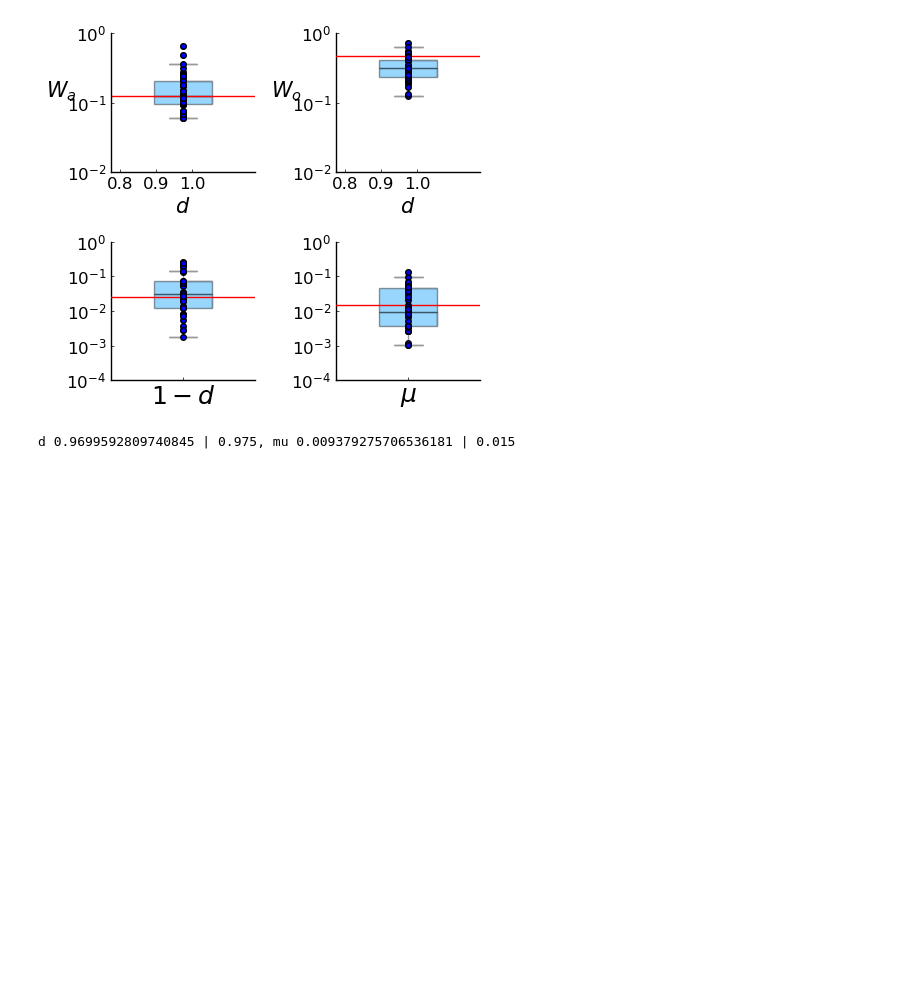
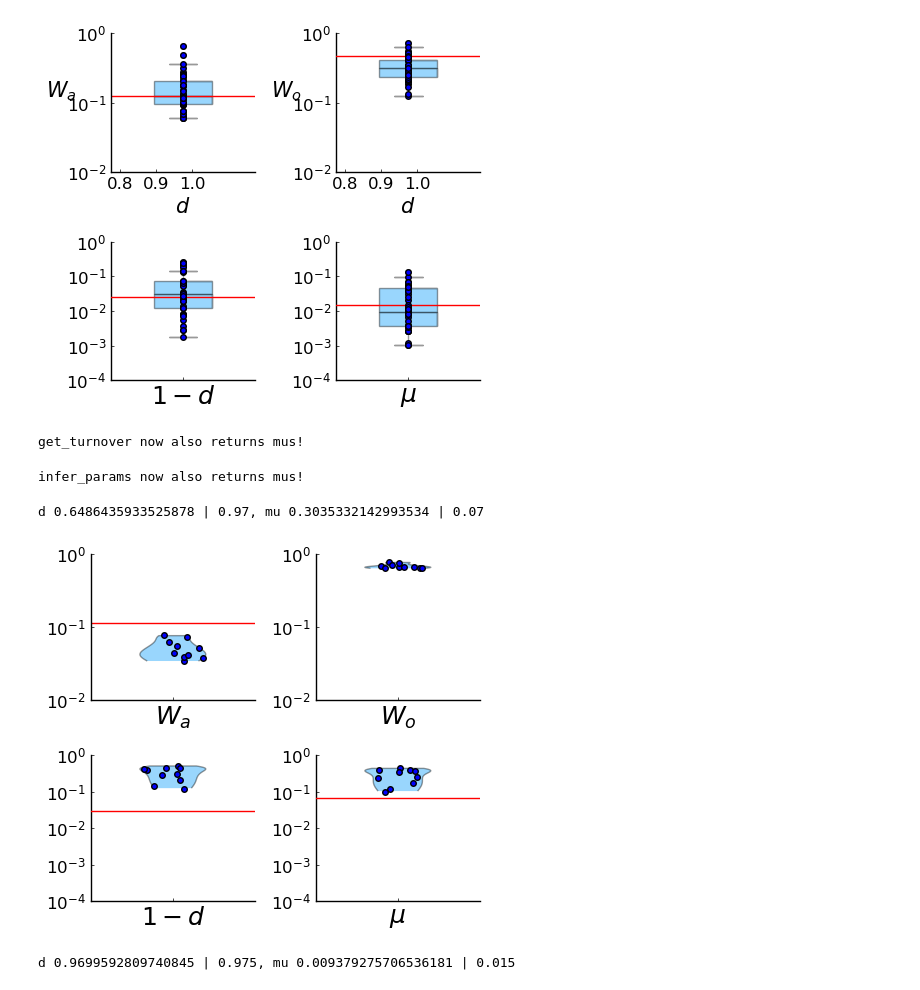
Before and after one commit to aangaji/Turnover, a Jupyter notebook: clustering_and_inference.ipynb, the cells around one changed output. Saved outputs shown, nothing was run; the diff lists cells and outputs as text; code cells hidden in the pictures; blank space fills up the shorter version.

```diff
--- a/clustering_and_inference.ipynb
+++ b/clustering_and_inference.ipynb
@@ -60,5 +58,5 @@ tumorinfo_nonspatial = filter( r-> r.d in 0.8:0.2:0.8, dir_info_mutations(projec
 # %%
-tumorinfo = tumorinfo_nonspatial
+tumorinfo = tumorinfo_3d
 
 tumorinfo.tumor = @showprogress pmap(TumorGrowth.data_import, tumorinfo.tumorpath)
 tumorinfo.mutations = @showprogress pmap(TumorGrowth.data_import, tumorinfo.mutationspath)
@@ -1188,6 +1062,32 @@ end
 # %% [output]
 d 0.9699592809740845 | 0.975, mu 0.009379275706536181 | 0.015
 [figure]
+# %%
+let
+    d, mu = 0.97, 0.07
+    tumorinfo = filter( r-> r.d == d && r.mu == mu, tumorinfo_3d)
+
+    f_min = 2
+    ds, mus, Wa, Wo = get_turnover(tumorinfo; f_min=f_min,
+        tumor_sample_col = :clonetumor_coinc,
+        sample_freq_col = :frequency,)
+
+    ds, mus, dfits, mufits = infer_params( tumorinfo; Wa, Wo,
+        usecorrection=true, estimate_N = false, N = N/f_min)
+    mask = .!ismissing.(mufits)
+
+    println("d ", median(dfits[mask]), " | ", d , ", mu ", median(mufits[mask]),  " | ", mu , )
+    p = plot_func( N/ f_min, d, mu, ds,Wa,Wo,dfits[mask],mufits[mask];
+        plots = [:Wa, :Wo, :d, :mu],
+        layout = (2,2), distribution! = boxplot!)
+    plot!(p[end-1], ylim=(1e-4,1))
+    plot!(p[end], ylim=(1e-4,1))
+end
+# %% [output]
+get_turnover now also returns mus!
+infer_params now also returns mus!
+d 0.6486435933525878 | 0.97, mu 0.3035332142993534 | 0.07
+[figure, added]
 # %%
 let
     d, mu = 0.975, 0.015
```
Also changed, not shown: parts of 87 cells of this notebook, 11 other files.
